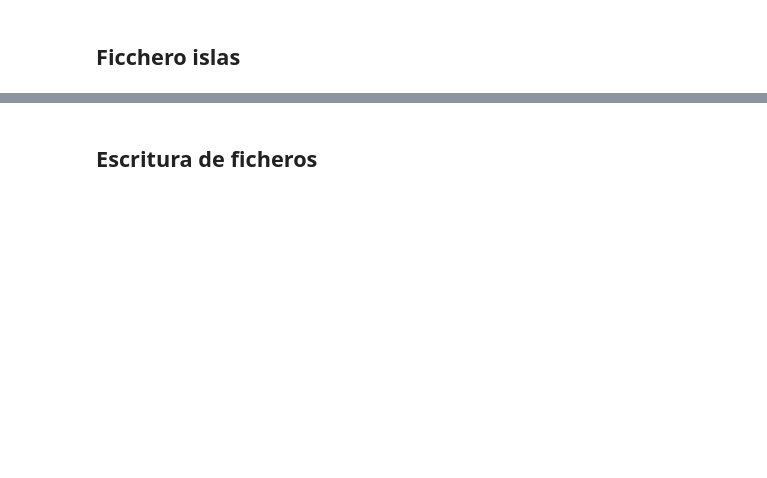
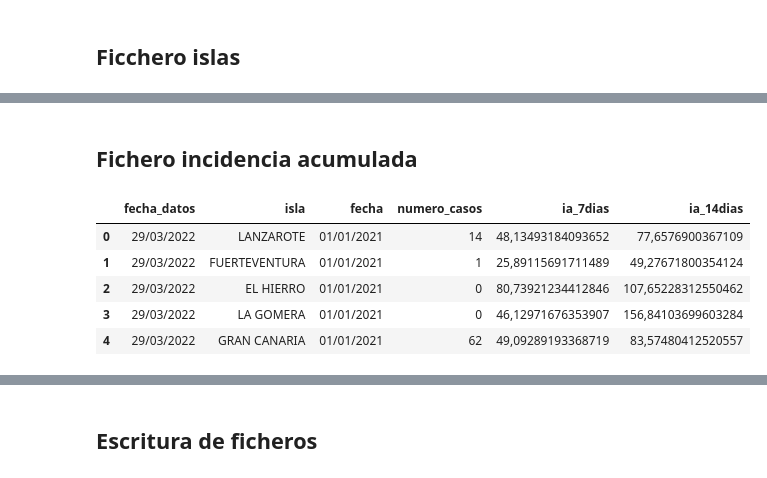
Before and after one commit to jalonsouoc/Practica1-Visualizacion-de-datos, a Jupyter notebook: Pra1.ipynb, the cells around one changed output, grey strips where cells are left out. Saved outputs shown, nothing was run; the diff lists cells and outputs as text; code cells hidden in the pictures; blank space fills up the shorter version.

Commit message:
añadiendo fichero incidencia acumulada

```diff
--- a/Pra1.ipynb
+++ b/Pra1.ipynb
@@ -7,11 +7,13 @@ Lectura de los ficheros de lso cuales se van a obtener los datos:
 * **cv19_municipio-residencia_casos.csv:** fichero con los casos de covid según la residencia registrada en tarjeta sanitaria del paciente.
 * **municipios_20170101.csv:** fichero con los datos geográficos de los municipios de canarias
 # %%
-#Lectura de los datos
+# Lectura de los datos
 data_asignacion = pd.read_csv("data_ini/cv19_municipio-asignacion_casos.csv")
 data_residencia = pd.read_csv("data_ini/cv19_municipio-residencia_casos.csv")
 data_coordenadas_municipios = pd.read_csv("data_ini/municipios_20170101.csv")
 data_coordenadas_islas = pd.read_csv("data_ini/islas_20170101.csv")
+data_casos_islas = pd.read_csv("data_ini/cv19_isla_casos_isla.csv")
+data_ia = pd.read_csv("data_ini/cv19_ia.csv")
 # %% [markdown]
 Visualización de los datos de covid leidos de los ficheros de datos.
 # %%
@@ -222,0 +217,11 @@ print(data_islas)
+# %% [markdown]
+## Fichero incidencia acumulada
+# %%
+data_ia.head()
+# %% [output]
+|  | fecha_datos | isla | fecha | numero_casos | ia_7dias | ia_14dias |
+| 0 | 29/03/2022 | LANZAROTE | 01/01/2021 | 14 | 48,13493184093652 | 77,6576900367109 |
+| 1 | 29/03/2022 | FUERTEVENTURA | 01/01/2021 | 1 | 25,89115691711489 | 49,27671800354124 |
+| 2 | 29/03/2022 | EL HIERRO | 01/01/2021 | 0 | 80,73921234412846 | 107,65228312550462 |
+| 3 | 29/03/2022 | LA GOMERA | 01/01/2021 | 0 | 46,12971676353907 | 156,84103699603284 |
+| 4 | 29/03/2022 | GRAN CANARIA | 01/01/2021 | 62 | 49,09289193368719 | 83,57480412520557 |
```
Also changed, not shown: parts of 10 cells of this notebook, 3 other files.
